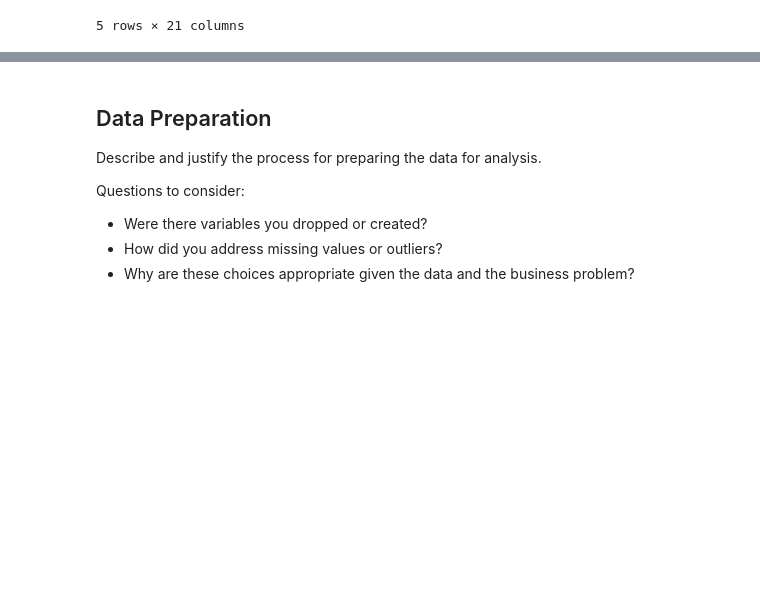
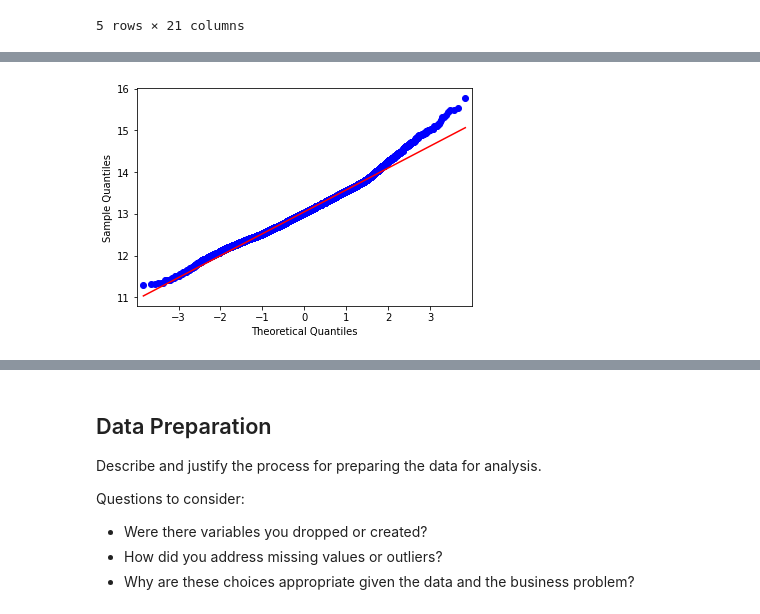
Before and after one commit to JenSans/Housing-Project, a Jupyter notebook: notebooks/Andrew/Andrew.ipynb, the cells around one changed output, grey strips where cells are left out. Cells and saved outputs as stored; diff of their text form; code cells hidden in the pictures; blank space fills up the shorter version.

```diff
--- a/notebooks/Andrew/Andrew.ipynb
+++ b/notebooks/Andrew/Andrew.ipynb
@@ -166,3 +78,0 @@ simple_model_sm.summary()
-# %%
-sqft_lot_sm = sm.OLS(endog=y_train, exog=sm.add_constant(simple_model_X_train_scaled['sqft_living'])).fit()
-sqft_lot_sm.summary()
@@ -268,0 +116,3 @@ sum(train_df['sqft_living'] > q90)
+# %%
+sqft_model = sm.OLS(endog=y_train, exog=sm.add_constant(X_train[['sqft_living']])).fit()
+sqft_model.summary()
@@ -268,0 +141,7 @@ sum(train_df['sqft_living'] > q90)
+# %%
+# predictions for train and test set
+y_train_preds = sqft_model.predict(sm.add_constant(X_train[['sqft_living']]))
+y_test_preds = sqft_model.predict(sm.add_constant(X_test[['sqft_living']]))
+
+# evaluate the model
+evaluate(y_train, y_train_preds, y_test, y_test_preds)
@@ -268,0 +187,4 @@ sum(train_df['sqft_living'] > q90)
+# %%
+fig = sm.qqplot(log_y_train, line='r')
+# %% [output]
+[figure, added]
```
Also changed, not shown: parts of 85 cells of this notebook, 1 other file.
